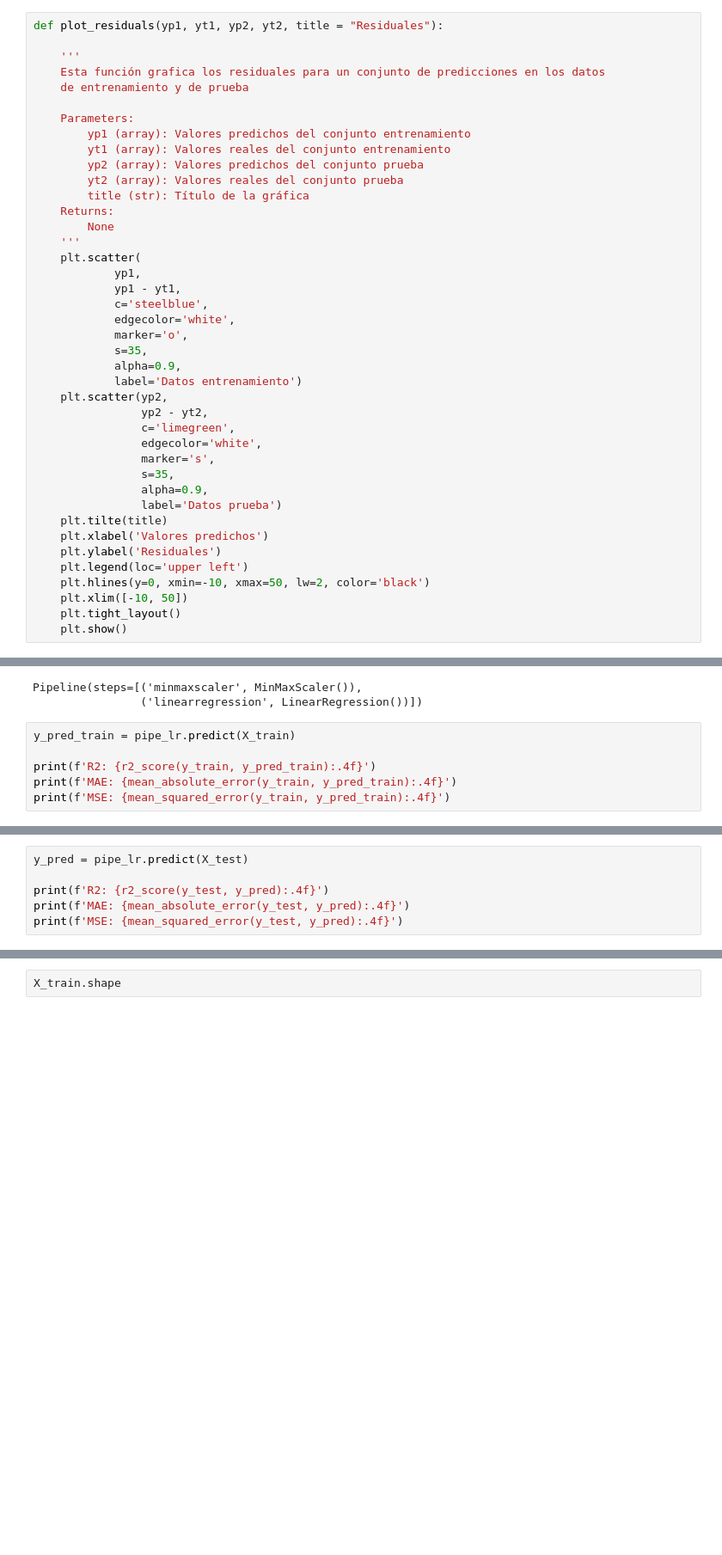
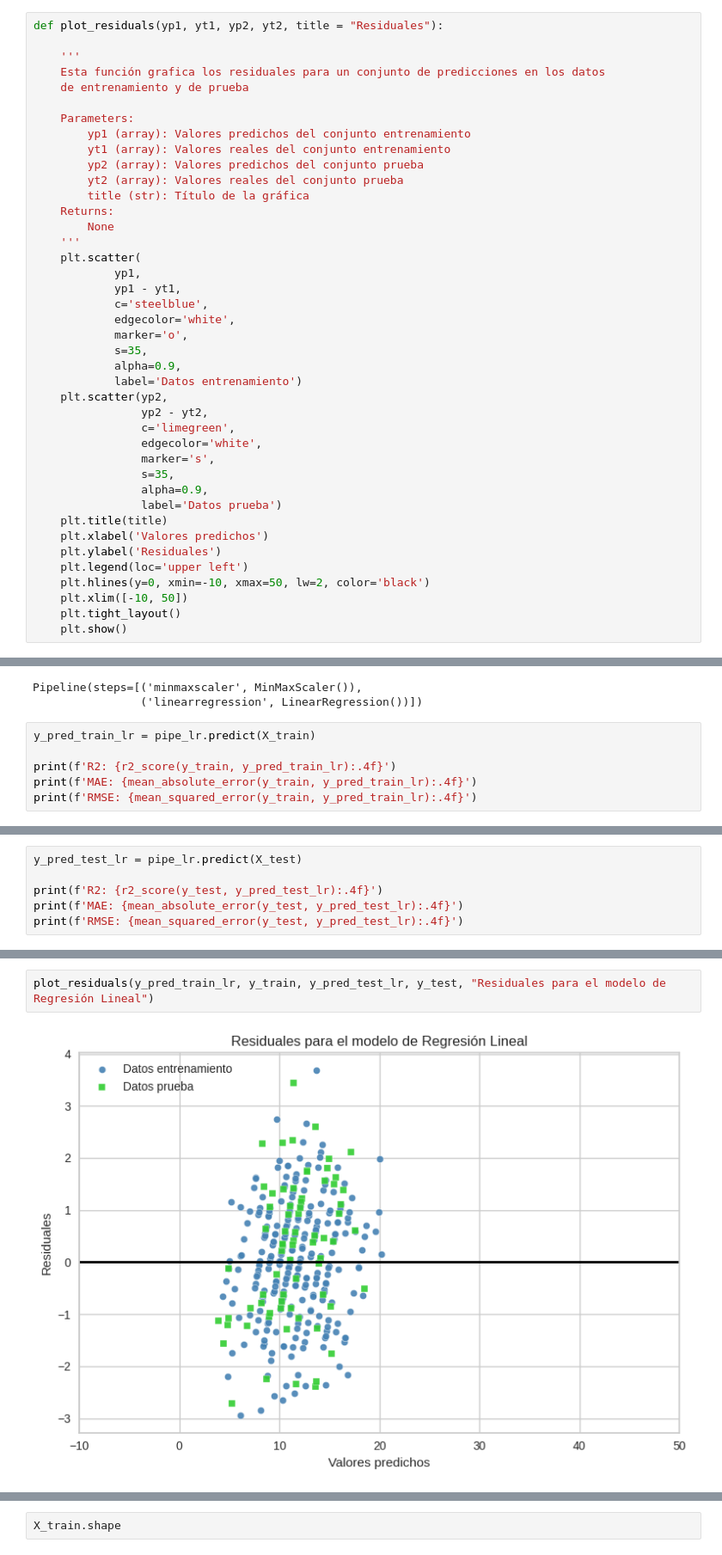
Before and after one commit to DanielaVL/PrediccionRendimientoAcademico, a Jupyter notebook: ModelosML_CursoMatematicas.ipynb, the cells around one changed output, grey strips where cells are left out. Shown at 86% size. Saved outputs shown, nothing was run; the diff lists cells and outputs as text; blank space fills up the shorter version.

Commit message:
Asiganción de las funciones a cada modelo y versión final

```diff
--- a/ModelosML_CursoMatematicas.ipynb
+++ b/ModelosML_CursoMatematicas.ipynb
@@ -65,7 +69,7 @@ def plot_residuals(yp1, yt1, yp2, yt2, title = "Residuales"):
                 s=35,
                 alpha=0.9,
                 label='Datos prueba')
-    plt.tilte(title)
+    plt.title(title)
     plt.xlabel('Valores predichos')
     plt.ylabel('Residuales')
     plt.legend(loc='upper left')
@@ -443,10 +417,10 @@ pipe_lr.fit(X_train, y_train)
 Pipeline(steps=[('minmaxscaler', MinMaxScaler()),
                 ('linearregression', LinearRegression())])
 # %%
-y_pred_train = pipe_lr.predict(X_train)
+y_pred_train_lr = pipe_lr.predict(X_train)
 
-print(f'R2: {r2_score(y_train, y_pred_train):.4f}')
-print(f'MAE: {mean_absolute_error(y_train, y_pred_train):.4f}')
-print(f'MSE: {mean_squared_error(y_train, y_pred_train):.4f}')
+print(f'R2: {r2_score(y_train, y_pred_train_lr):.4f}')
+print(f'MAE: {mean_absolute_error(y_train, y_pred_train_lr):.4f}')
+print(f'RMSE: {mean_squared_error(y_train, y_pred_train_lr):.4f}')
 # %% [output]
 R2: 0.8818
@@ -455,8 +429,8 @@ MSE: 1.2515926963404604
 # %%
-y_pred = pipe_lr.predict(X_test)
+y_pred_test_lr = pipe_lr.predict(X_test)
 
-print(f'R2: {r2_score(y_test, y_pred):.4f}')
-print(f'MAE: {mean_absolute_error(y_test, y_pred):.4f}')
-print(f'MSE: {mean_squared_error(y_test, y_pred):.4f}')
+print(f'R2: {r2_score(y_test, y_pred_test_lr):.4f}')
+print(f'MAE: {mean_absolute_error(y_test, y_pred_test_lr):.4f}')
+print(f'RMSE: {mean_squared_error(y_test, y_pred_test_lr):.4f}')
 # %% [output]
 R2: 0.8040
@@ -534,0 +439,4 @@ plt.show()
+# %%
+plot_residuals(y_pred_train_lr, y_train, y_pred_test_lr, y_test, "Residuales para el modelo de Regresión Lineal")
+# %% [output]
+[figure, added]
```
Also changed, not shown: parts of 53 cells of this notebook.
